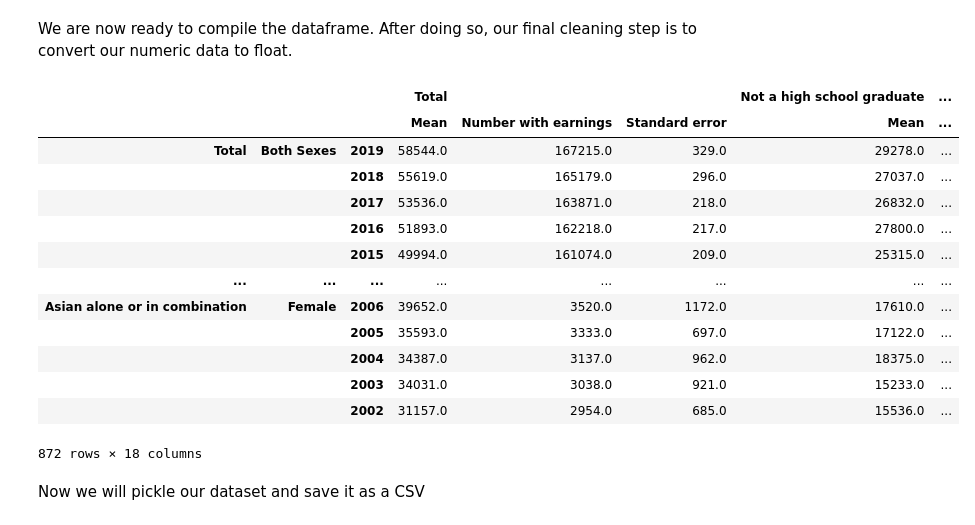
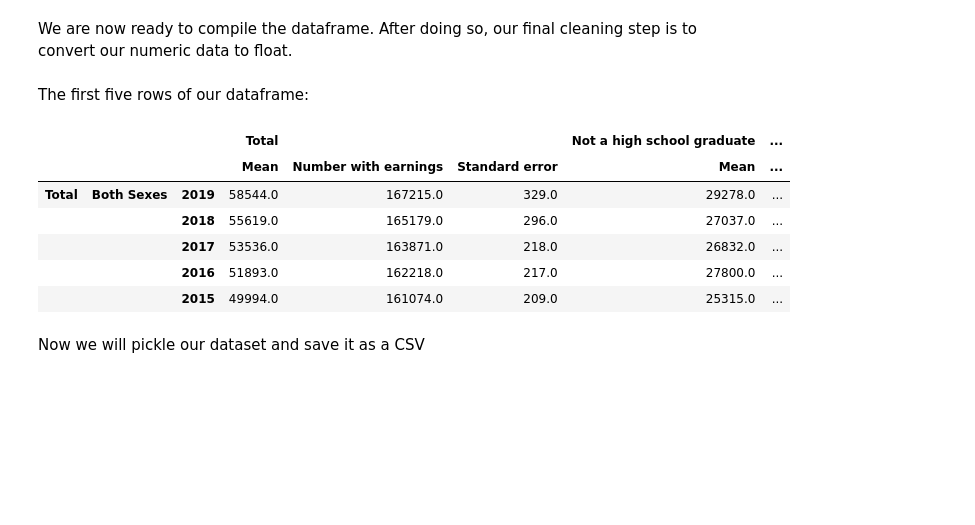
Before and after one commit to zee52791/CapstoneExcelGroup, a Jupyter notebook: ETL.ipynb, the cells around one changed output. Saved outputs shown, nothing was run; the diff lists cells and outputs as text; code cells hidden in the pictures; blank space fills up the shorter version.

```diff
--- a/ETL.ipynb
+++ b/ETL.ipynb
@@ -931,23 +936,18 @@ We are now ready to compile the dataframe. After doing so, our final cleaning st
 # %%
 df = pd.DataFrame(raw_data, index=index_arrays, columns=column_arrays)
 df = df.astype(float)
+# %% [markdown]
+The first five rows of our dataframe:
 # %%
-df
+df.head()
 # %% [output]
 |  |  |  | Total |  |  | Not a high school graduate | ... |
 |  |  |  | Mean | Number with earnings | Standard error | Mean | ... |
 | Total | Both Sexes | 2019 | 58544.0 | 167215.0 | 329.0 | 29278.0 | ... |
 |  |  | 2018 | 55619.0 | 165179.0 | 296.0 | 27037.0 | ... |
 |  |  | 2017 | 53536.0 | 163871.0 | 218.0 | 26832.0 | ... |
 |  |  | 2016 | 51893.0 | 162218.0 | 217.0 | 27800.0 | ... |
 |  |  | 2015 | 49994.0 | 161074.0 | 209.0 | 25315.0 | ... |
-| ... | ... | ... | ... | ... | ... | ... | ... |
-| Asian alone or in combination | Female | 2006 | 39652.0 | 3520.0 | 1172.0 | 17610.0 | ... |
-|  |  | 2005 | 35593.0 | 3333.0 | 697.0 | 17122.0 | ... |
-|  |  | 2004 | 34387.0 | 3137.0 | 962.0 | 18375.0 | ... |
-|  |  | 2003 | 34031.0 | 3038.0 | 921.0 | 15233.0 | ... |
-|  |  | 2002 | 31157.0 | 2954.0 | 685.0 | 15536.0 | ... |
-872 rows × 18 columns
 # %% [markdown]
 Now we will pickle our dataset and save it as a CSV
 # %%
```
Also changed, not shown: parts of 7 cells of this notebook, 7 other files.
